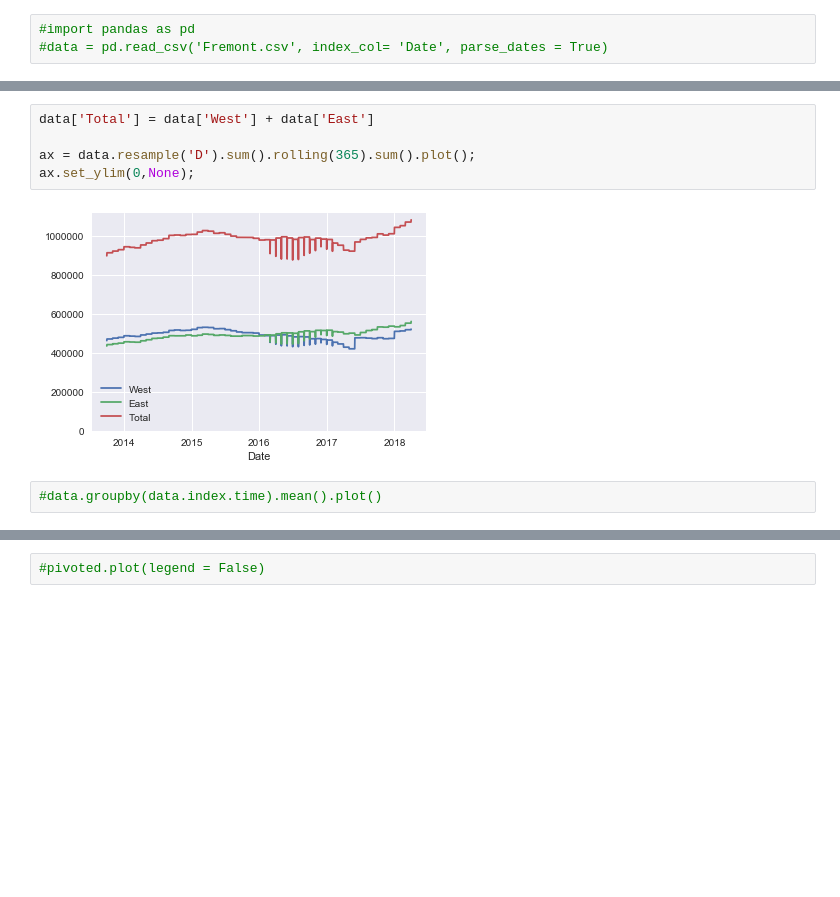
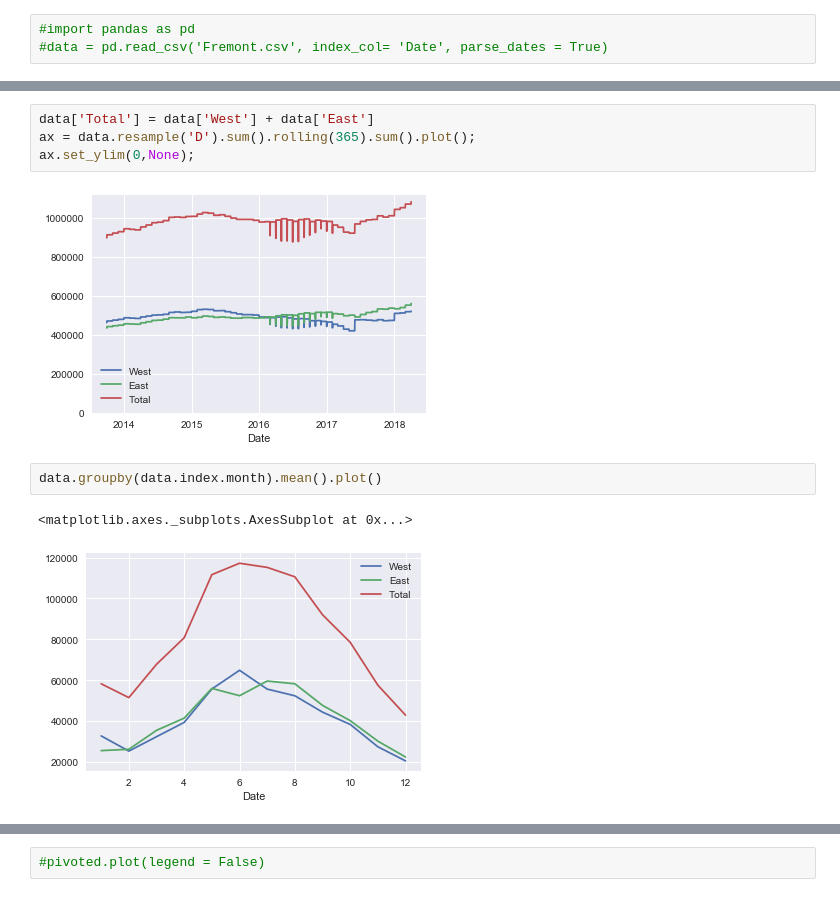
Before and after one commit to MrRutledge/Seattle_Bridge_Data_work_flow, a Jupyter notebook: DataWorkFlow.ipynb, the cells around one changed output, grey strips where cells are left out. Saved outputs shown, nothing was run; the diff lists cells and outputs as text; blank space fills up the shorter version.

```diff
--- a/DataWorkFlow.ipynb
+++ b/DataWorkFlow.ipynb
@@ -50,11 +83,13 @@ data.resample('D').sum().plot()
 # %%
 data['Total'] = data['West'] + data['East']
-
 ax = data.resample('D').sum().rolling(365).sum().plot();
 ax.set_ylim(0,None);
 # %% [output]
 [figure]
 # %%
-#data.groupby(data.index.time).mean().plot()
+data.groupby(data.index.month).mean().plot()
+# %% [output]
+<matplotlib.axes._subplots.AxesSubplot at 0x...>
+[figure, added]
 # %%
 pivoted = data.pivot_table('Total',index=data.index.time, columns=data.index.date)
```
Also changed, not shown: parts of 11 cells of this notebook, 5 other files.
